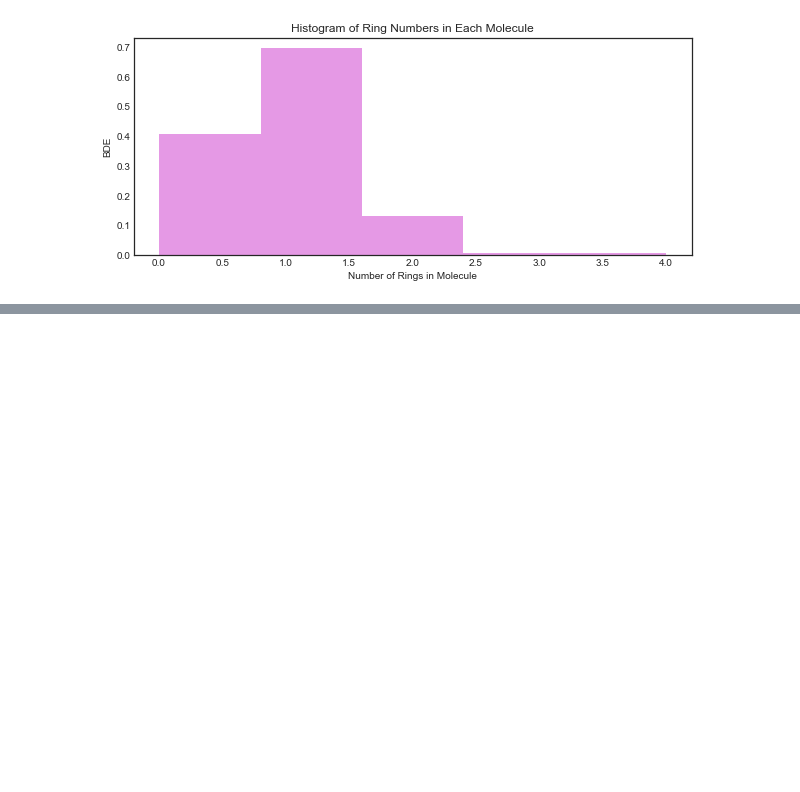
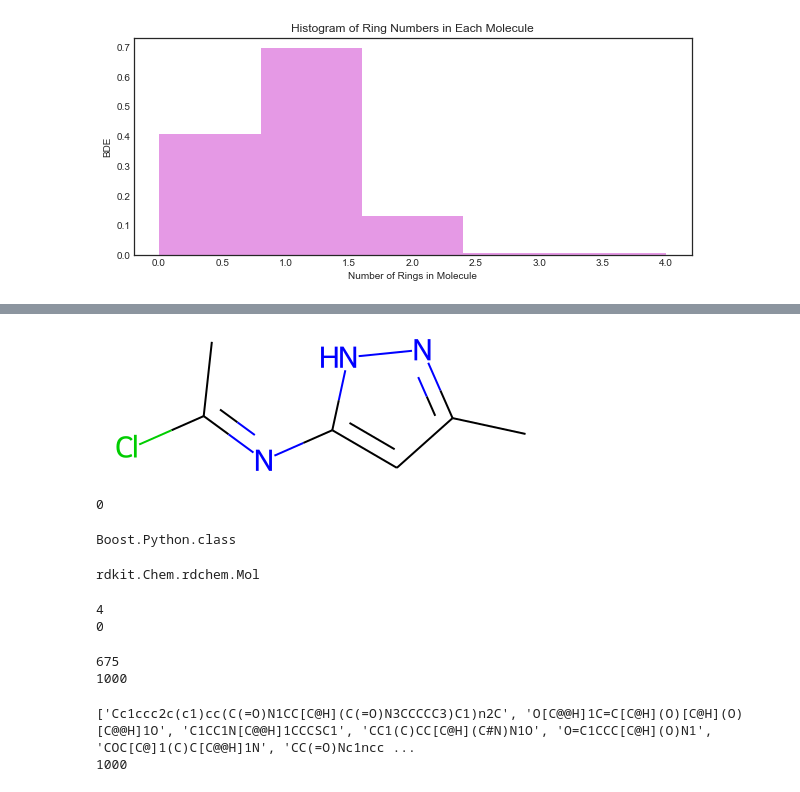
Before and after one commit to oliviaharman/PythonPractice, a Jupyter notebook: Histogram Rings.ipynb, the cells around one changed output, grey strips where cells are left out. Cells and saved outputs as stored; diff of their text form; code cells hidden in the pictures; blank space fills up the shorter version.

```diff
--- a/Histogram Rings.ipynb
+++ b/Histogram Rings.ipynb
@@ -148,0 +179,4 @@ plt.show
+# %%
+m
+# %% [output]
+[figure, added]
@@ -148,0 +185,66 @@ plt.show
+# %%
+m = Chem.MolFromSmiles('BrC12CC(C1)C2')
+for x in m.GetAtoms():
+# %% [output]
+0
+# %%
+m = rdkit.Chem.rdchem.RingInfo
+type(m)
+# %% [output]
+Boost.Python.class
+# %%
+m = rdkit.Chem.MolFromSmiles('CCCC')
+type(m)
+# %% [output]
+rdkit.Chem.rdchem.Mol
+# %%
+ring_smiles=[]
+rings = []
+for smiles in comp_smiles:
+    m = rdkit.Chem.MolFromSmiles(smiles) # Must create a function for the code to act on ()
+    ri = m.GetRingInfo() # Refer to rdkit tutortial website for the specific commands
+    n_rings = ri.NumRings()
+    rings.append(n_rings)
+    if n_rings > 0 :
+        ring_smiles.append(smiles)
+print(max(rings))
+print(min(rings))
+
+# After running this code we can still see that molecules with 0 rings are included
+# We need to set a while loop to be able to separate out the data better.
+# %% [output]
+4
+0
+# %%
+print(len(ring_smiles))
+print(len(comp_smiles))
+
+# Here we are showing the dataframe only has 675 molecules while we want 1000 molecules.
+# Now we must randomly chose 1000 molecules, but they must all have rings.
+# %% [output]
+675
+1000
+# %%
+ring_nos = []
+ring_smiles = []
+while len(ring_smiles) < 1000:
+    smiles = np.random.choice(mol_smiles)
+    # np.random.choice one smiles string from mol smiles
+    m = rdkit.Chem.MolFromSmiles(smiles)
+    ri = m.GetRingInfo()
+    n_rings = ri.NumRings()
+    if n_rings > 0 :
+        ring_nos.append(n_rings)
+        ring_smiles.append(smiles)
+    # create an rdkit mol object for the chosen smiles
+print(ring_smiles)
+print(len(ring_smiles))
+
+    # check if mol has more than 0 rings
+    # if it does, append smiles to a list
+
+# Created a new variable called ring_smiles
+# This portion of code allowed us to separate molecules that ONLY contain rings
+# %% [output]
+['Cc1ccc2c(c1)cc(C(=O)N1CC[C@H](C(=O)N3CCCCC3)C1)n2C', 'O[C@@H]1C=C[C@H](O)[C@H](O)[C@@H]1O', 'C1CC1N[C@@H]1CCCSC1', 'CC1(C)CC[C@H](C#N)N1O', 'O=C1CCC[C@H](O)N1', 'COC[C@]1(C)C[C@@H]1N', 'CC(=O)Nc1ncc ...
+1000
```
Also changed, not shown: parts of 7 cells of this notebook.
